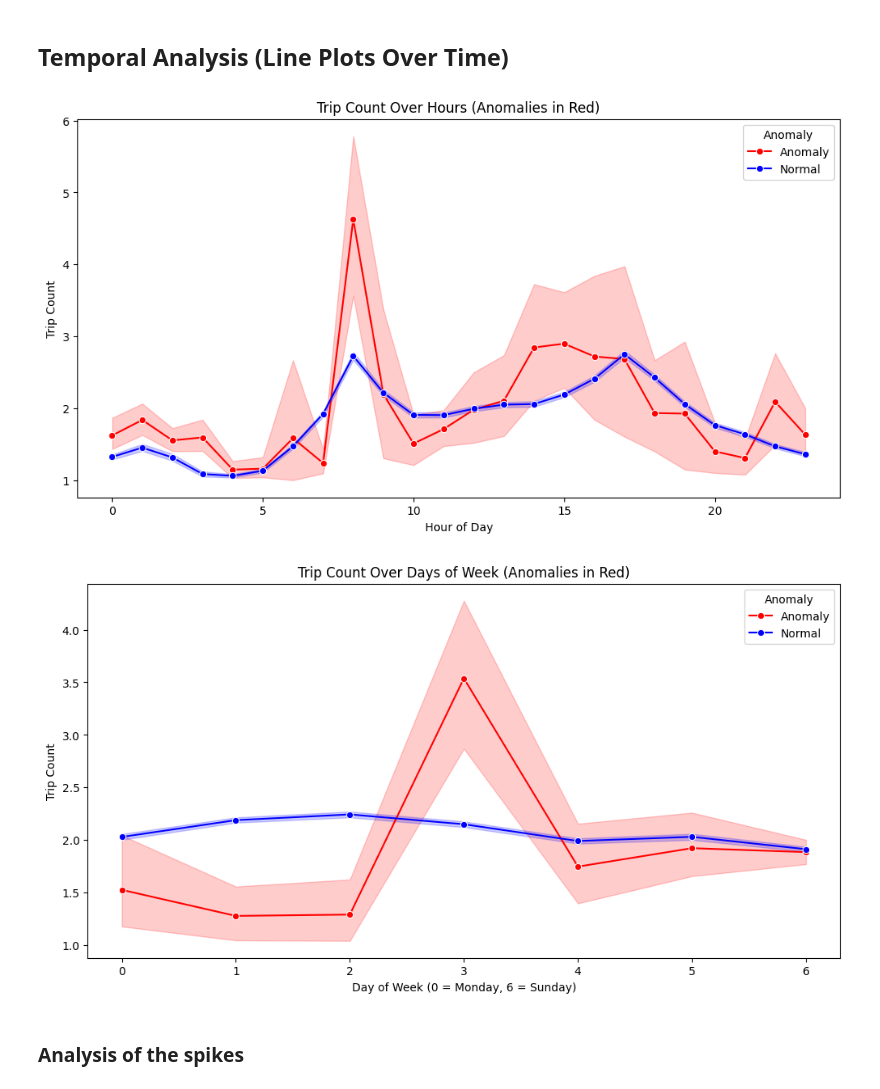
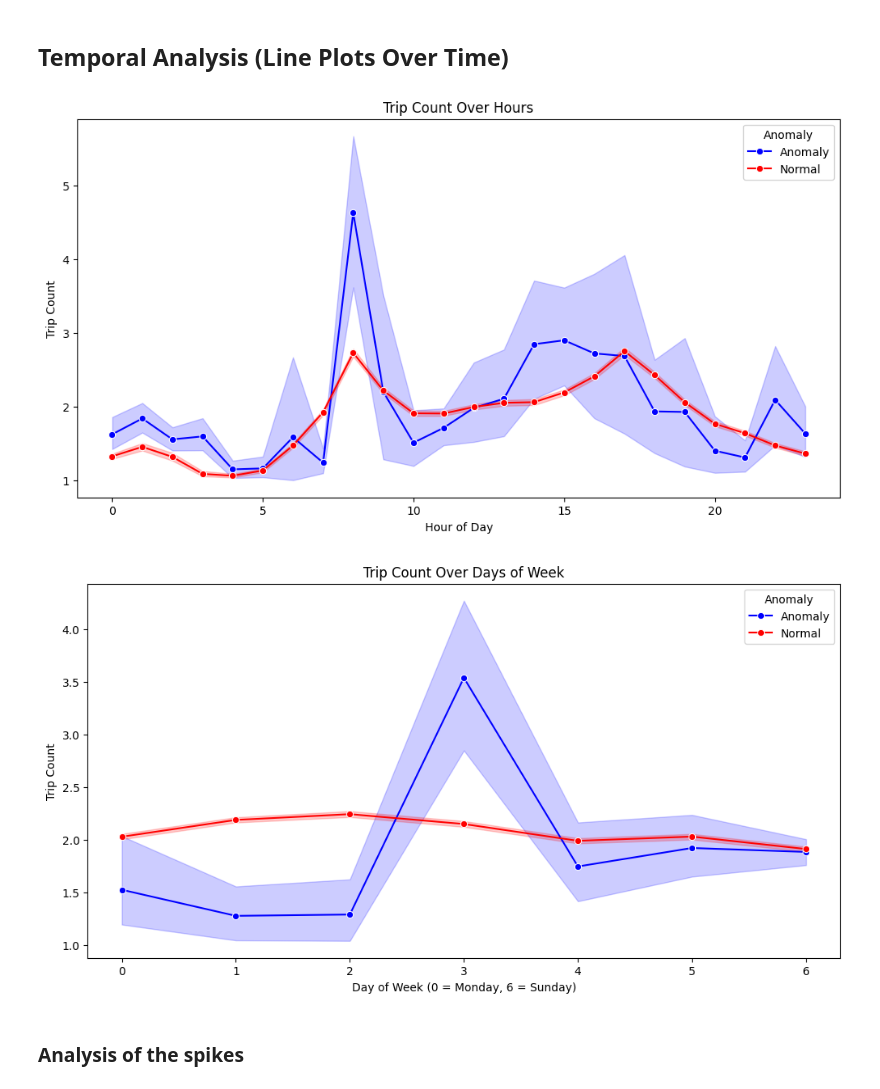
Before and after one commit to elnurisg/anomaly_detection_for_shared_mobility, a Jupyter notebook: station_focus/data_analysis.ipynb, the cells around one changed output. Cells and saved outputs as stored; diff of their text form; code cells hidden in the pictures.

```diff
--- a/station_focus/data_analysis.ipynb
+++ b/station_focus/data_analysis.ipynb
@@ -205,11 +205,11 @@ Anomalies Detected:
 # %%
 # Subset the data for pair plot visualization
 features_for_pairplot = ['count', 'distance_mean', 'tripduration_mean', 'speed_mean', 'temp_mean']
-station_data['anomaly_color'] = station_data['anomaly'].map({1: 'blue', -1: 'red'})
+station_data['anomaly_color'] = station_data['anomaly'].map({-1: 'blue', 1: 'red'})
 
 # Create pair plot with anomalies highlighted
 sns.pairplot(station_data[features_for_pairplot + ['anomaly_color']],
              hue='anomaly_color', palette={'blue': 'blue', 'red': 'red'})
-plt.suptitle('Pair Plot of Anomalies vs Normal Data', y=1.02)
+plt.suptitle('Pair Plot of Anomalies (blue) vs Normal Data (red)', y=1.02)
 plt.show()
 # %% [output]
@@ -261,29 +261,29 @@ plt.show()
 # %%
 # Temporal visualization: Hour vs Trip Count
 plt.figure(figsize=(12, 6))
 ax = sns.lineplot(data=station_data, x='hour', y='count', hue='anomaly',
-             palette={1: 'blue', -1: 'red'}, marker='o')
-plt.title('Trip Count Over Hours (Anomalies in Red)')
+             palette={1: 'red', -1: 'blue'}, marker='o')
+plt.title('Trip Count Over Hours')
 plt.xlabel('Hour of Day')
 plt.ylabel('Trip Count')
 handles, _ = ax.get_legend_handles_labels()
 plt.legend(handles=handles, title="Anomaly", labels=["Anomaly", "Normal"])
 plt.show()
 # %% [output]
-[figure, old version]
+[figure, new version]
 # %%
 # Temporal Line Plot by Day of Week
 plt.figure(figsize=(12, 6))
 ax = sns.lineplot(data=station_data, x='dayofweek', y='count', hue='anomaly',
-             palette={1: 'blue', -1: 'red'}, marker='o')
-plt.title('Trip Count Over Days of Week (Anomalies in Red)')
+             palette={1: 'red', -1: 'blue'}, marker='o')
+plt.title('Trip Count Over Days of Week')
 plt.xlabel('Day of Week (0 = Monday, 6 = Sunday)')
 plt.ylabel('Trip Count')
 handles, _ = ax.get_legend_handles_labels()
 plt.legend(handles=handles, title="Anomaly", labels=["Anomaly", "Normal"])
 plt.show()
 # %% [output]
-[figure, old version]
+[figure, new version]
 # %% [markdown]
 ### Analysis of the spikes
 # %%
```
Also changed, not shown: parts of 9 cells of this notebook.
